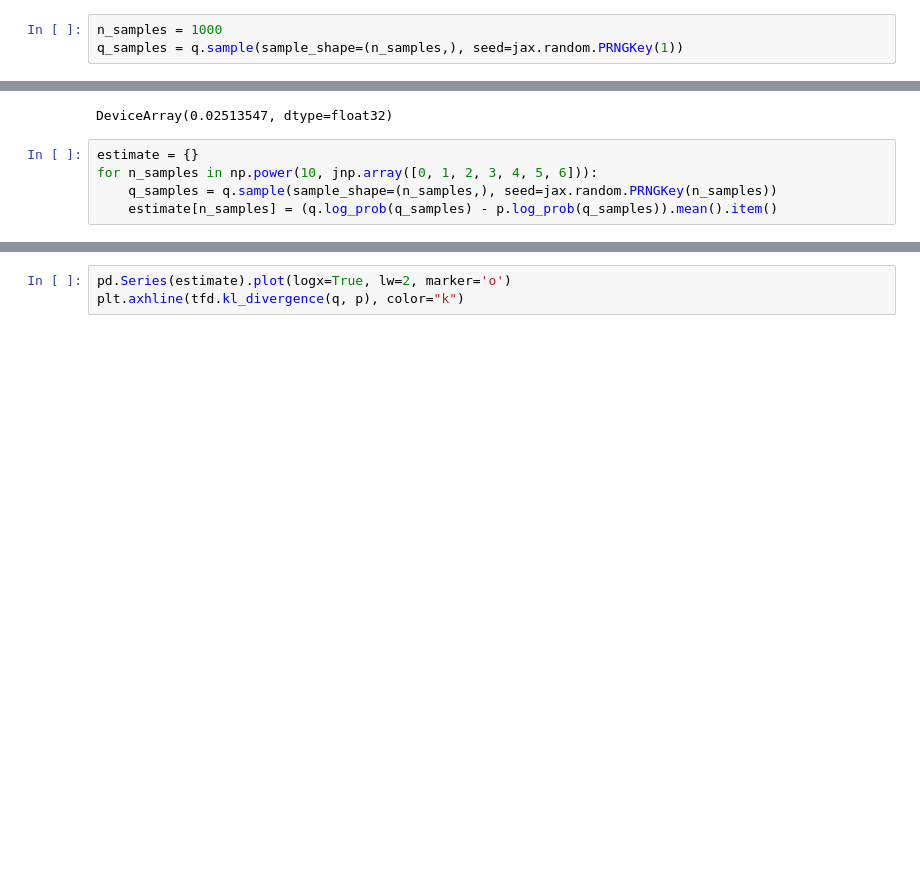
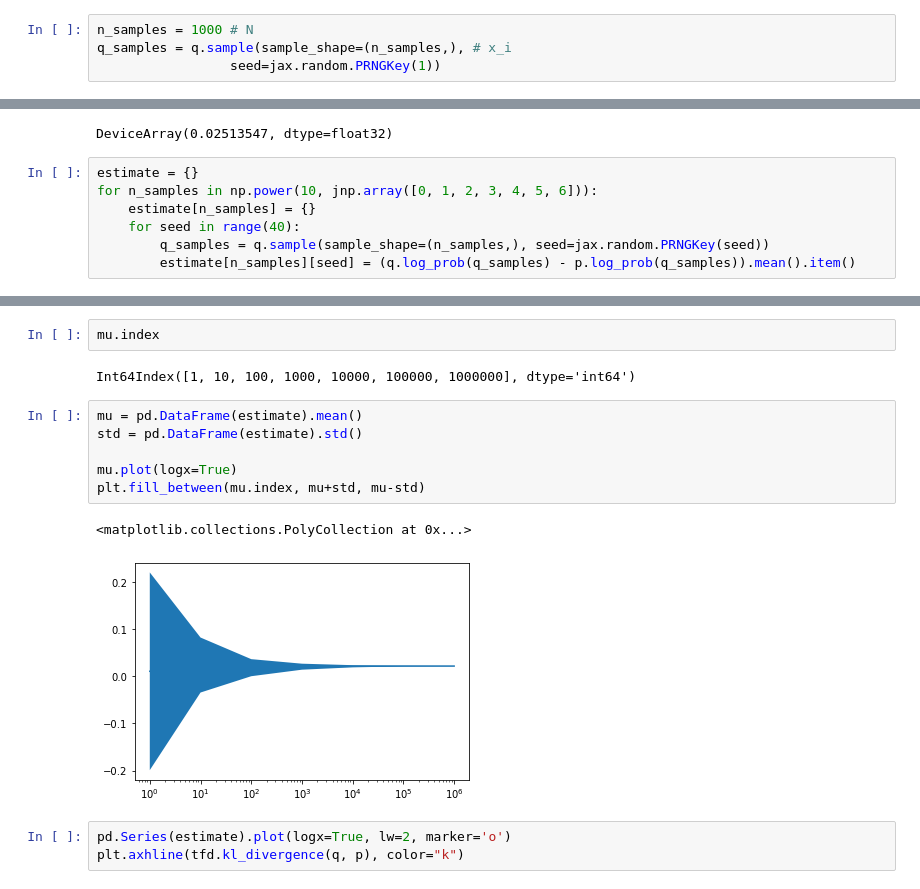
Before and after one commit to nipunbatra/pml2022, a Jupyter notebook: notebooks/KL.ipynb, the cells around one changed output, grey strips where cells are left out. Cells and saved outputs as stored; diff of their text form; blank space fills up the shorter version.

```diff
--- a/notebooks/KL.ipynb
+++ b/notebooks/KL.ipynb
@@ -47,5 +47,6 @@ DeviceArray(0.02160085, dtype=float64, weak_type=True)
 # %% [markdown]
 #### using Monte Carlo
 # %%
-n_samples = 1000
-q_samples = q.sample(sample_shape=(n_samples,), seed=jax.random.PRNGKey(1))
+n_samples = 1000 # N
+q_samples = q.sample(sample_shape=(n_samples,), # x_i
+                 seed=jax.random.PRNGKey(1))
@@ -66,5 +73,7 @@ DeviceArray(0.02513547, dtype=float32)
 # %%
 estimate = {}
 for n_samples in np.power(10, jnp.array([0, 1, 2, 3, 4, 5, 6])):
-    q_samples = q.sample(sample_shape=(n_samples,), seed=jax.random.PRNGKey(n_samples))
-    estimate[n_samples] = (q.log_prob(q_samples) - p.log_prob(q_samples)).mean().item()
+    estimate[n_samples] = {}
+    for seed in range(40):
+        q_samples = q.sample(sample_shape=(n_samples,), seed=jax.random.PRNGKey(seed))
+        estimate[n_samples][seed] = (q.log_prob(q_samples) - p.log_prob(q_samples)).mean().item()
@@ -71,3 +108,16 @@ for n_samples in np.power(10, jnp.array([0, 1, 2, 3, 4, 5, 6])):
+# %%
+mu.index
+# %% [output]
+Int64Index([1, 10, 100, 1000, 10000, 100000, 1000000], dtype='int64')
+# %%
+mu = pd.DataFrame(estimate).mean()
+std = pd.DataFrame(estimate).std()
+
+mu.plot(logx=True)
+plt.fill_between(mu.index, mu+std, mu-std)
+# %% [output]
+<matplotlib.collections.PolyCollection at 0x...>
+[figure, added]
 # %%
 pd.Series(estimate).plot(logx=True, lw=2, marker='o')
 plt.axhline(tfd.kl_divergence(q, p), color="k")
```
Also changed, not shown: parts of 18 cells of this notebook.
